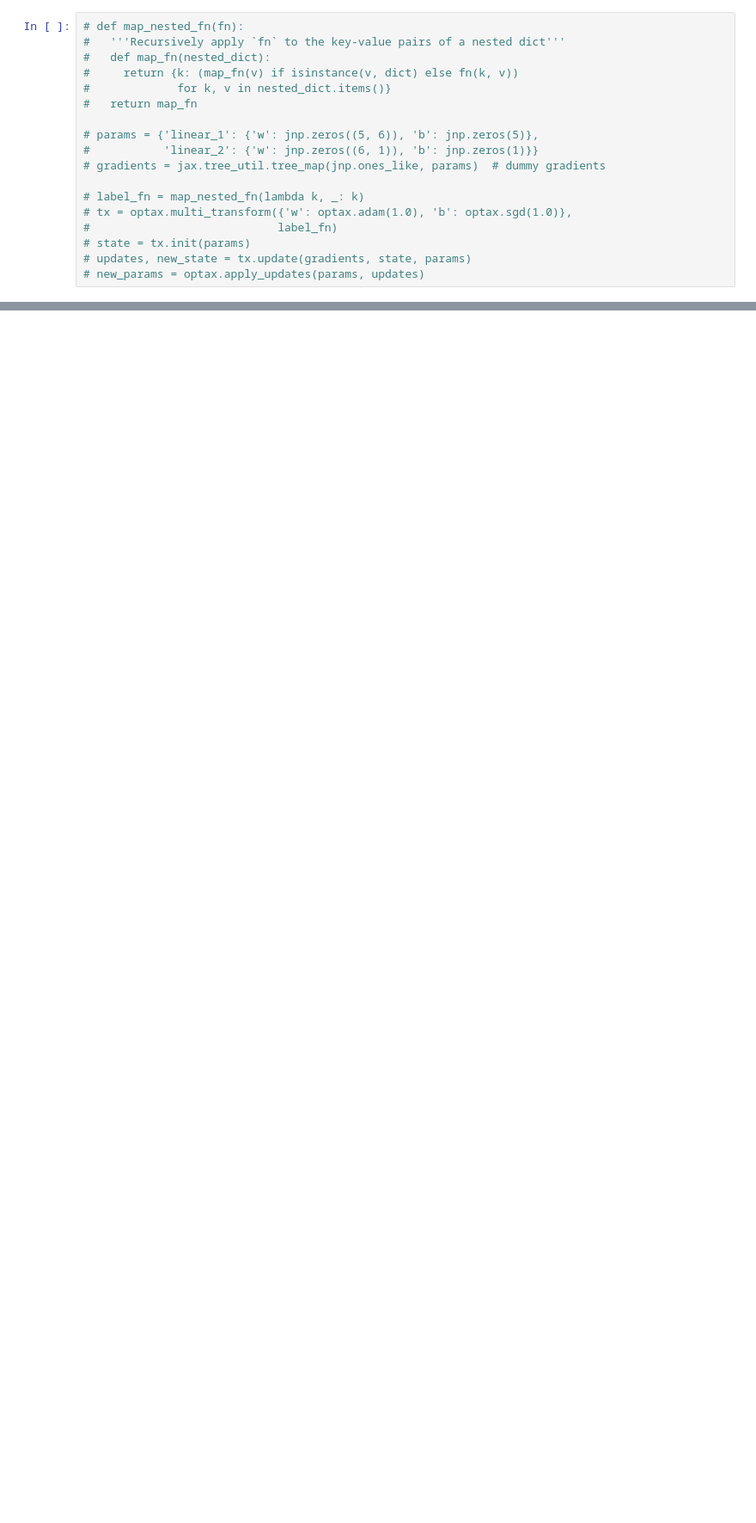
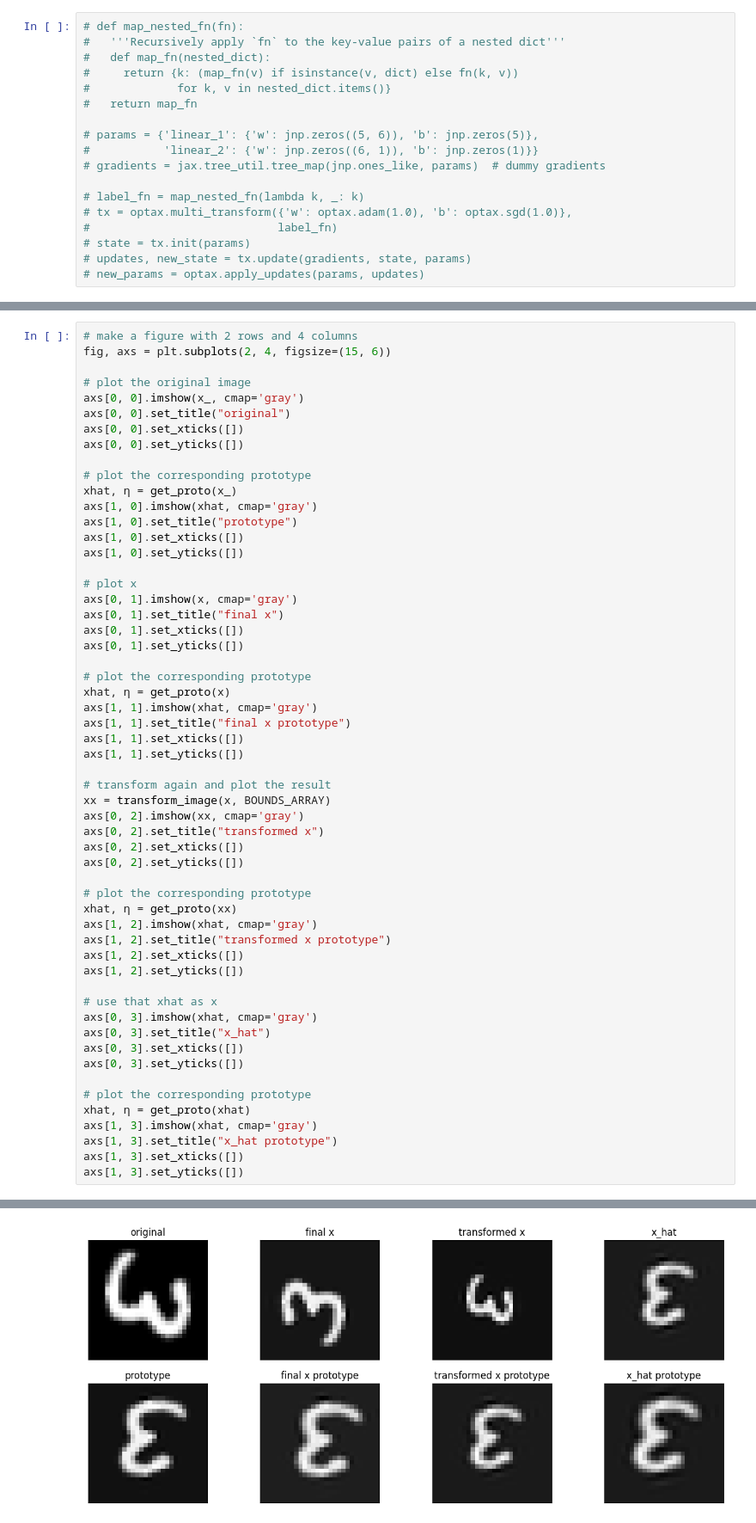
Before and after one commit to cambridge-mlg/sgm, a Jupyter notebook: notebooks/simplfied.ipynb, the cells around one changed output, grey strips where cells are left out. Shown at 86% size. Drawn from its saved outputs; the diff is of its cells as text; blank space fills up the shorter version.

```diff
--- a/notebooks/simplfied.ipynb
+++ b/notebooks/simplfied.ipynb
@@ -767,0 +827,57 @@ plt.show()
+# %%
+# make a figure with 2 rows and 4 columns
+fig, axs = plt.subplots(2, 4, figsize=(15, 6))
+
+# plot the original image
+axs[0, 0].imshow(x_, cmap='gray')
+axs[0, 0].set_title("original")
+axs[0, 0].set_xticks([])
+axs[0, 0].set_yticks([])
+
+# plot the corresponding prototype
+xhat, η = get_proto(x_)
+axs[1, 0].imshow(xhat, cmap='gray')
+axs[1, 0].set_title("prototype")
+axs[1, 0].set_xticks([])
+axs[1, 0].set_yticks([])
+
+# plot x
+axs[0, 1].imshow(x, cmap='gray')
+axs[0, 1].set_title("final x")
+axs[0, 1].set_xticks([])
+axs[0, 1].set_yticks([])
+
+# plot the corresponding prototype
+xhat, η = get_proto(x)
+axs[1, 1].imshow(xhat, cmap='gray')
+axs[1, 1].set_title("final x prototype")
+axs[1, 1].set_xticks([])
+axs[1, 1].set_yticks([])
+
+# transform again and plot the result
+xx = transform_image(x, BOUNDS_ARRAY)
+axs[0, 2].imshow(xx, cmap='gray')
+axs[0, 2].set_title("transformed x")
+axs[0, 2].set_xticks([])
+axs[0, 2].set_yticks([])
+
+# plot the corresponding prototype
+xhat, η = get_proto(xx)
+axs[1, 2].imshow(xhat, cmap='gray')
+axs[1, 2].set_title("transformed x prototype")
+axs[1, 2].set_xticks([])
+axs[1, 2].set_yticks([])
+
+# use that xhat as x
+axs[0, 3].imshow(xhat, cmap='gray')
+axs[0, 3].set_title("x_hat")
+axs[0, 3].set_xticks([])
+axs[0, 3].set_yticks([])
+
+# plot the corresponding prototype
+xhat, η = get_proto(xhat)
+axs[1, 3].imshow(xhat, cmap='gray')
+axs[1, 3].set_title("x_hat prototype")
+axs[1, 3].set_xticks([])
+axs[1, 3].set_yticks([])
+# %% [output]
@@ -767,0 +885 @@ plt.show()
+[figure, added]
```
Also changed, not shown: parts of 20 cells of this notebook.
